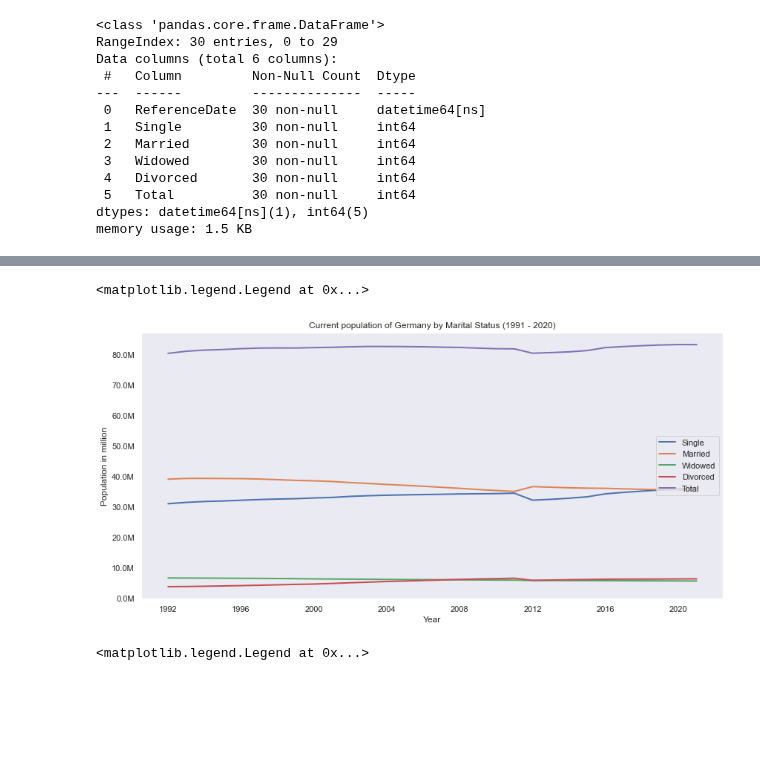
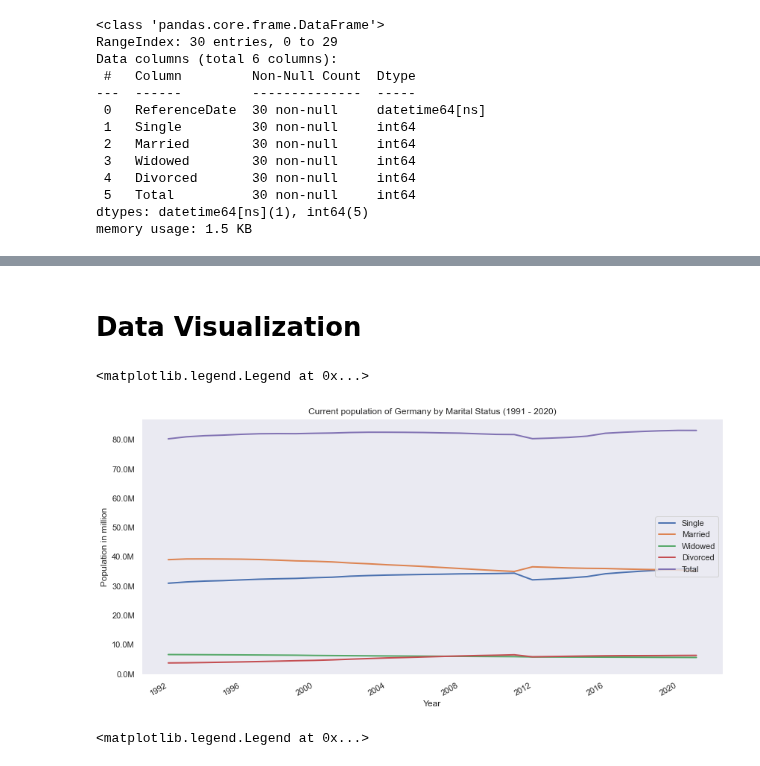
Before and after one commit to eldrigeampong/Data-Science, a Jupyter notebook: Statistisches Bundesamt/Society and environment/proj3.ipynb, the cells around one changed output, grey strips where cells are left out. Drawn from its saved outputs; the diff is of its cells as text; code cells hidden in the pictures; blank space fills up the shorter version.

```diff
--- a/Statistisches Bundesamt/Society and environment/proj3.ipynb
+++ b/Statistisches Bundesamt/Society and environment/proj3.ipynb
@@ -111,20 +110,3 @@ df1.head(10)
 | 7 | 1998-12-31 | 32599758 | 38592438 | 6368735 | 4476080 | 82037011 | 1998 | 12 | 31 |
 | 8 | 1999-12-31 | 32830596 | 38455051 | 6284840 | 4592988 | 82163475 | 1999 | 12 | 31 |
 | 9 | 2000-12-31 | 33005201 | 38233453 | 6239625 | 4781261 | 82259540 | 2000 | 12 | 31 |
-# %%
-single = df1['Single']
-married = df1['Married']
-widowed = df1['Widowed']
-divorced = df1['Divorced']
-total = df1['Total']
-
-# function to calculate marital status percentages
-def ratio_calc(df, x, y):
-    return x / y
-
-df1['SinglePct'] = round(ratio_calc(df, x=single, y=total), 2)
-df1['MarriedPct'] = round(ratio_calc(df, x=married, y=total), 2)
-df1['WidowedPct'] = round(ratio_calc(df, x=widowed, y=total), 2)
-df1['DivorcedPct'] = round(ratio_calc(df, x=divorced, y=total), 2)
-
-df1.head()
@@ -137,0 +113,12 @@ df1.head()
+# %%
+# helper function to calculate marital status percentages
+def ratio(dataframe, series1, series2):
+    'return the ratio between two series'
+    return series1 / series2
+
+df1['SinglePct'] = np.round(ratio(df1, df1['Single'], df1['Total']), 2)
+df1['MarriedPct'] = np.round(ratio(df1, df1['Married'], df1['Total']), 2)
+df1['WidowedPct'] = np.round(ratio(df1, df1['Widowed'], df1['Total']), 2)
+df1['DivorcedPct'] = np.round(ratio(df1, df1['Divorced'], df1['Total']), 2)
+
+df1.head()
@@ -138,3 +132,5 @@ df1.head()
+# %% [markdown]
+# Data Visualization
 # %%
 # helper function for formatting plot y-axis
 from matplotlib.ticker import FuncFormatter
@@ -144,23 +140,27 @@ def millions(x, pos):
 
 formatter = FuncFormatter(millions)
 # %%
-import seaborn as sns
+# initialize the matplotlib figure
+fig, ax = plt.subplots(figsize=(12, 6))
+fig.autofmt_xdate()
 
-sns.set_theme(style='dark')
-
-fig, ax = plt.subplots(figsize=(12, 6))
-
+# plot line chart
 ax.plot(df1['ReferenceDate'], df1['Single'], label='Single', linewidth=2)
 ax.plot(df1['ReferenceDate'], df1['Married'], label='Married', linewidth=2)
 ax.plot(df1['ReferenceDate'], df1['Widowed'], label='Widowed', linewidth=2)
 ax.plot(df1['ReferenceDate'], df1['Divorced'], label='Divorced', linewidth=2)
 ax.plot(df1['ReferenceDate'], df1['Total'], label='Total', linewidth=2)
-ax.set(title='Current population of Germany by Marital Status (1991 - 2020)', xlabel='Year', ylabel='Population in million')
+
+# plot label
+ax.set(title='Current population of Germany by Marital Status (1991 - 2020)',
+       xlabel='Year', ylabel='Population in million')
+
+# apply y-axis formatter and legend
 ax.yaxis.set_major_formatter(formatter)
 ax.legend(loc=7)
 # %% [output]
 <matplotlib.legend.Legend at 0x...>
-[figure, old version]
+[figure, new version]
 # %%
 # helper function for formatting plot y-axis
 from matplotlib.ticker import FuncFormatter
```
Also changed, not shown: parts of 4 cells of this notebook, 2 other files.
